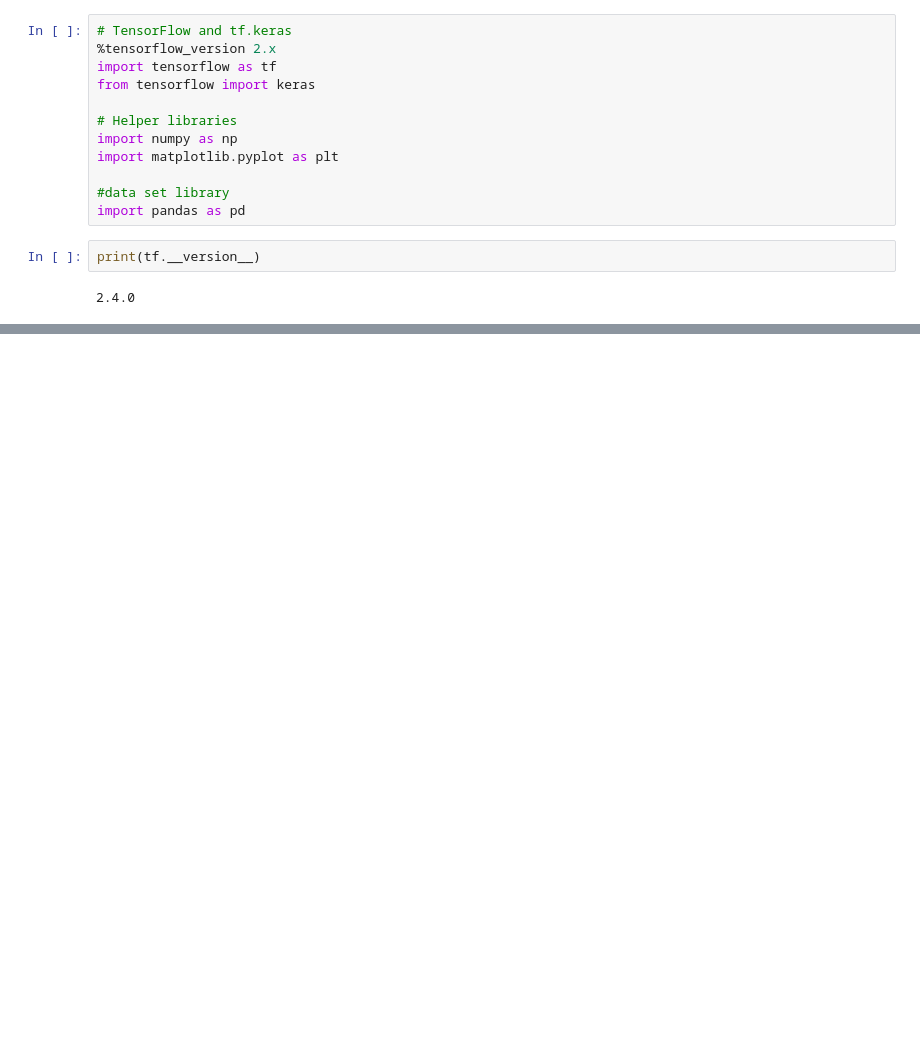
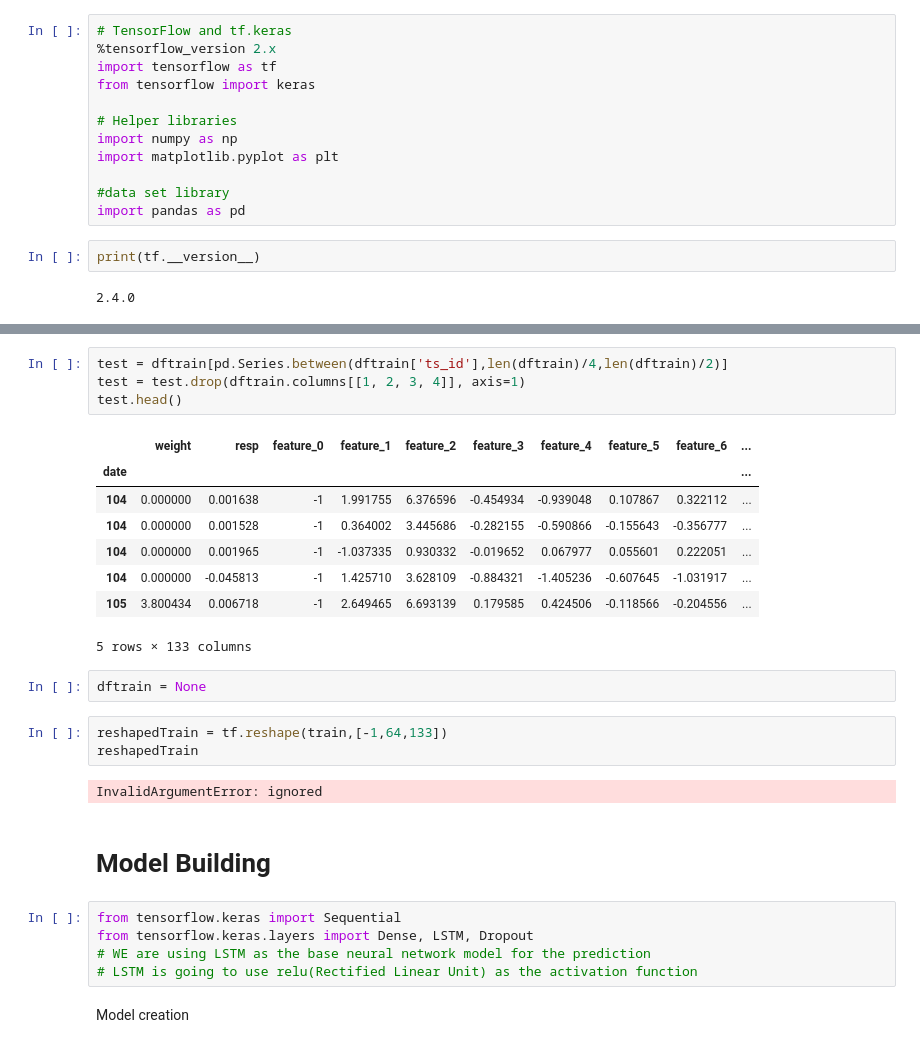
Before and after one commit to nononovia/nwHack2021_Stock_prediction_preoject, a Jupyter notebook: Jane_Street_Stock__prediction.ipynb, the cells around one changed output, grey strips where cells are left out. Cells and saved outputs as stored; diff of their text form; blank space fills up the shorter version.

```diff
--- a/Jane_Street_Stock__prediction.ipynb
+++ b/Jane_Street_Stock__prediction.ipynb
@@ -40,0 +121,29 @@ print(tf.__version__)
+# %%
+test = dftrain[pd.Series.between(dftrain['ts_id'],len(dftrain)/4,len(dftrain)/2)]
+test = test.drop(dftrain.columns[[1, 2, 3, 4]], axis=1)
+test.head()
+# %% [output]
+|  | weight | resp | feature_0 | feature_1 | feature_2 | feature_3 | feature_4 | feature_5 | feature_6 | ... |
+| date |  |  |  |  |  |  |  |  |  | ... |
+| 104 | 0.000000 | 0.001638 | -1 | 1.991755 | 6.376596 | -0.454934 | -0.939048 | 0.107867 | 0.322112 | ... |
+| 104 | 0.000000 | 0.001528 | -1 | 0.364002 | 3.445686 | -0.282155 | -0.590866 | -0.155643 | -0.356777 | ... |
+| 104 | 0.000000 | 0.001965 | -1 | -1.037335 | 0.930332 | -0.019652 | 0.067977 | 0.055601 | 0.222051 | ... |
+| 104 | 0.000000 | -0.045813 | -1 | 1.425710 | 3.628109 | -0.884321 | -1.405236 | -0.607645 | -1.031917 | ... |
+| 105 | 3.800434 | 0.006718 | -1 | 2.649465 | 6.693139 | 0.179585 | 0.424506 | -0.118566 | -0.204556 | ... |
+5 rows × 133 columns
+# %%
+dftrain = None
+# %%
+reshapedTrain = tf.reshape(train,[-1,64,133])
+reshapedTrain
+# %% [output]
+InvalidArgumentError: ignored
+# %% [markdown]
+# Model Building
+# %%
+from tensorflow.keras import Sequential
+from tensorflow.keras.layers import Dense, LSTM, Dropout
+# WE are using LSTM as the base neural network model for the prediction
+# LSTM is going to use relu(Rectified Linear Unit) as the activation function
+# %% [markdown]
+Model creation
```
Also changed, not shown: parts of 15 cells of this notebook.
